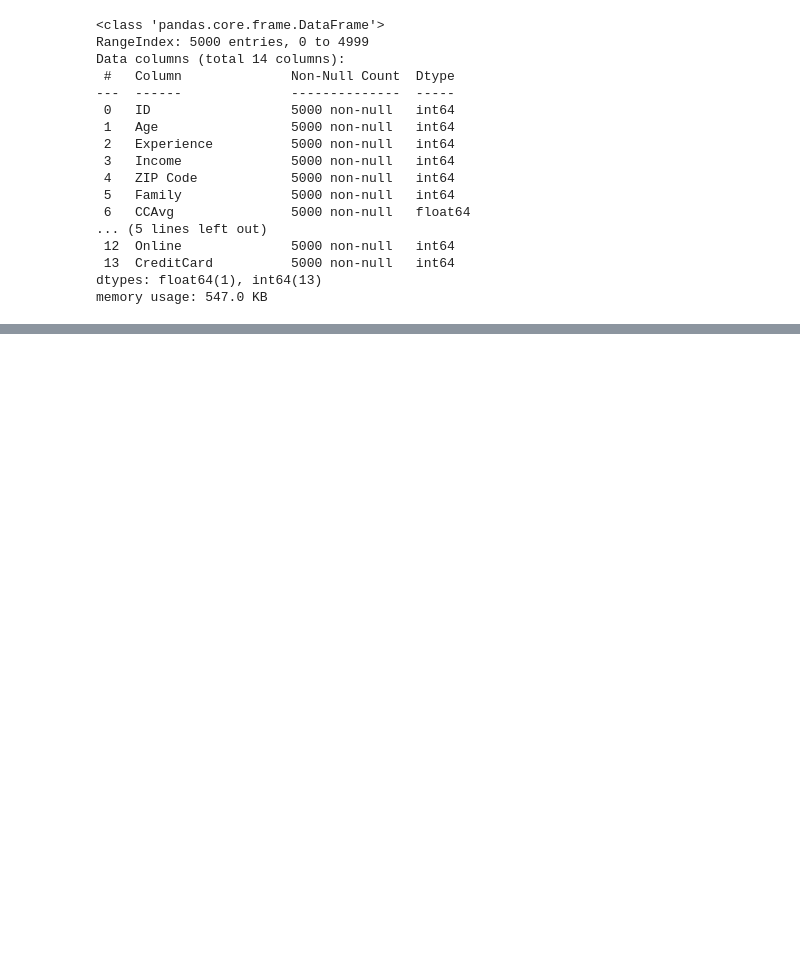
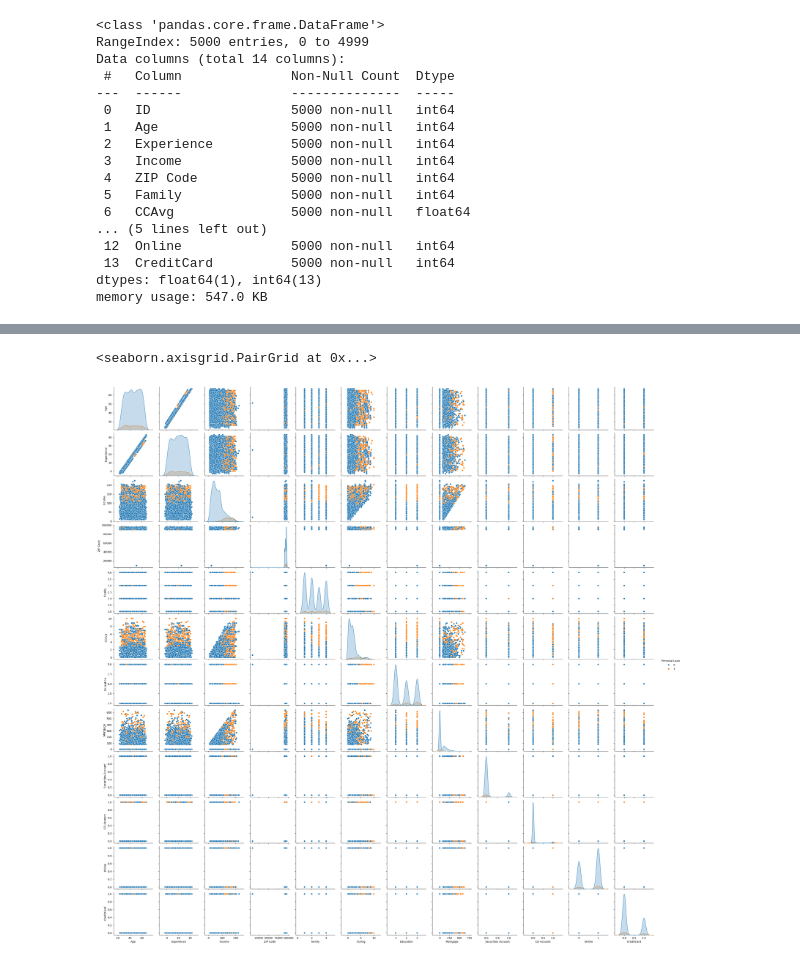
Before and after one commit to lquanh/FM-Lab, a Jupyter notebook: ML-ex/ex1/KNN_personal_loan.ipynb, the cells around one changed output, grey strips where cells are left out. Drawn from its saved outputs; the diff is of its cells as text; code cells hidden in the pictures; blank space fills up the shorter version.

```diff
--- a/ML-ex/ex1/KNN_personal_loan.ipynb
+++ b/ML-ex/ex1/KNN_personal_loan.ipynb
@@ -62,4 +62,9 @@ loan_data.describe()
 # %%
 sns.pairplot(loan_data,
              hue = 'Personal Loan',
-            vars = ['Age'])
+            vars =   ['Age', 'Experience', 'Income', 'ZIP Code', 'Family', 'CCAvg',
+                     'Education', 'Mortgage', 'Securities Account',
+                     'CD Account', 'Online', 'CreditCard'])
+# %% [output]
+<seaborn.axisgrid.PairGrid at 0x...>
+[figure, added]
```
Also changed, not shown: parts of 8 cells of this notebook.
